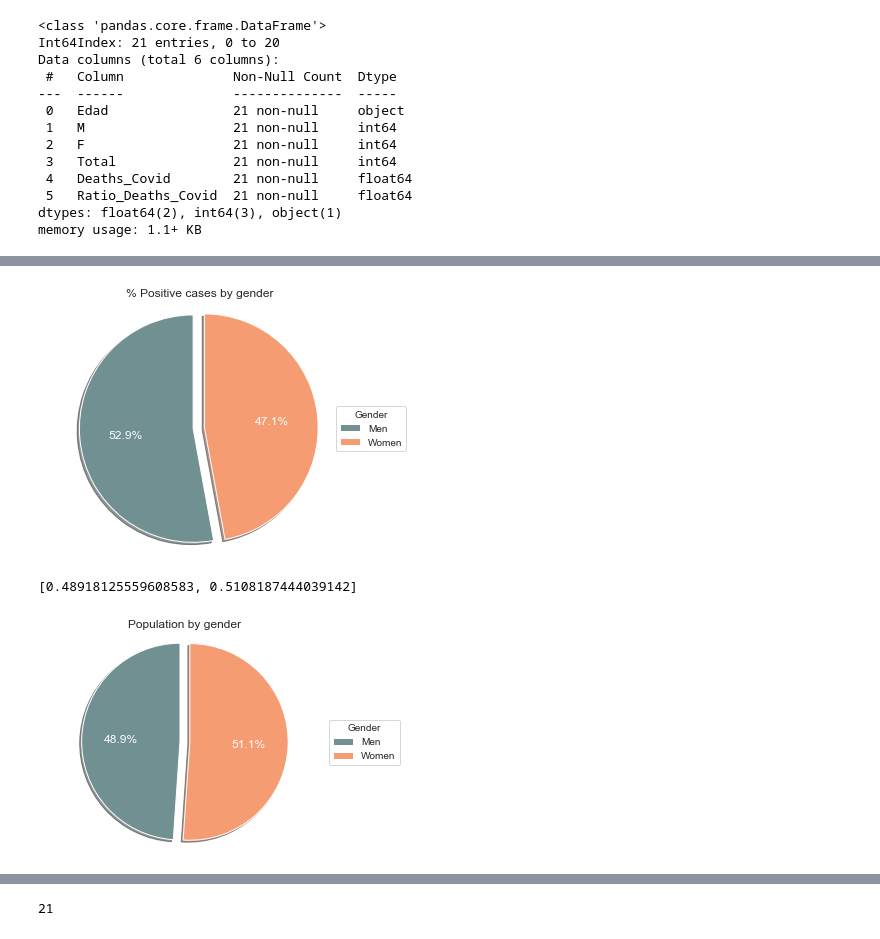
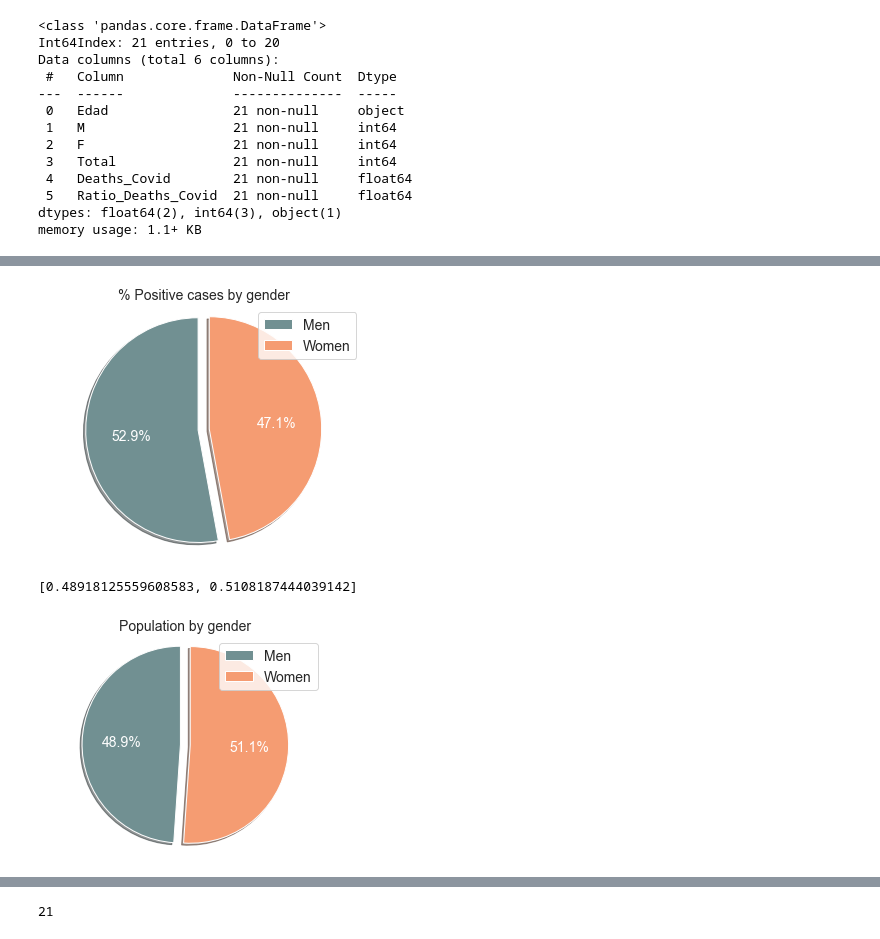
Before and after one commit to epg3/COVID_19_MX, a Jupyter notebook: EDA.ipynb, the cells around one changed output, grey strips where cells are left out. Drawn from its saved outputs; the diff is of its cells as text; code cells hidden in the pictures.

```diff
--- a/EDA.ipynb
+++ b/EDA.ipynb
@@ -230,6 +238,6 @@ df_population['Num'] = df_population['Num'].astype(int)
 # %%
 df_general['ENTIDAD'] = df_general['ENTIDAD_UM'].map(df_states.set_index('CLAVE_ENTIDAD')['ABREVIATURA'])
-df_general['ENTIDAD_NAME'] = df_general['ENTIDAD_UM'].map(df_states.set_index('CLAVE_ENTIDAD')['ENTIDAD_FEDERATIVA'])
+df_general['ENTIDAD_NAME'] = df_general['ENTIDAD_UM'].map(df_population.set_index('Num')['Entidad'])
 df_general['SECTOR'] = df_general['SECTOR'].map(df_sector.set_index('CLAVE')['DESCRIPCIÓN'])
 # %%
 df_general['TIPO_PACIENTE'] = df_general['TIPO_PACIENTE'].map(df_paciente.set_index('CLAVE')['DESCRIPCIÓN'])
@@ -313,6 +321,11 @@ The column specifies whether the patient is alive or dead.
 # %%
 df_general['FECHA_INGRESO_SEMANAL'] = df_general['FECHA_INGRESO'].dt.dayofweek
 df_general['WEEKEND'] = df_general['FECHA_INGRESO_SEMANAL'].apply(lambda x: 1 if (x>4) else 0)
+# %%
+df_general['FECHA_SINTOMAS_SEMANAL'] = df_general['FECHA_SINTOMAS'].dt.dayofweek
+df_general['WEEKEND_FECHA_SINTOMAS'] = df_general['FECHA_SINTOMAS_SEMANAL'].apply(lambda x: 1 if (x>3) else 0)
+# %%
+df_general['MISMO_DIA_ING_SIM'] = df_general['FECHA_INGRESO'] >  df_general['FECHA_SINTOMAS']
 # %%
 df_general.head()
 # %% [output]
@@ -702,8 +701,9 @@ plt.savefig('images/' + title_chart + '.png')
 ###  Summary of Confimed/Deaths
 # %%
 df_positive = df_general[ df_general['RESULTADO'] == 1]
-df_positive = df_positive[['FECHA_ACTUALIZACION','FECHA_INGRESO', 'FECHA_DEF',
-                           'RESULTADO', 'DEF', 'DIAS_SINT_ING', 'SEXO', 'EDAD']]
+df_positive = df_positive[['FECHA_ACTUALIZACION','FECHA_INGRESO', 'FECHA_DEF', 'FECHA_SINTOMAS',
+                           'RESULTADO', 'DEF', 'DIAS_SINT_ING', 'SEXO', 'EDAD', 'FECHA_INGRESO_SEMANAL',
+                           'WEEKEND', 'FECHA_SINTOMAS_SEMANAL','WEEKEND_FECHA_SINTOMAS', 'MISMO_DIA_ING_SIM']]
 # %%
 df_positive.rename({'EDAD': "Age"}, axis=1, inplace=True)
 # %%
@@ -937,28 +930,31 @@ gender_vals
 # %%
 title_chart = '% Positive cases by gender'
 labels ='Men', 'Women',
 sizes = gender_vals
 cs = ['#719092', '#F59C72']
 #cs = ['#02383c', '#ed5107']
 explode = (0, 0.1)  # only "explode" the 2nd slice (i.e. 'Hogs')
 
 fig, ax = plt.subplots(figsize=(5, 4))
 
 wedges, texts, autotexts =  ax.pie(sizes, colors= cs, explode=explode, labels=labels, autopct='%1.1f%%',
-                                   shadow=True, startangle=90, textprops={'fontsize': 12, 'color':"w"})
+                                   shadow=True, startangle=90, textprops={'fontsize': 14, 'color':"w"})
 
-ax.set_title(title_chart, fontsize = 12)
+ax.set_title(title_chart, fontsize = 14)
 ax.legend(wedges, labels,
           title="Gender",
           loc="center left",
           bbox_to_anchor=(1, 0, 0.5, 1))
 
+ax.legend(prop={'size': 14})
+ax.tick_params(labelsize=14)
+
 ax.axis('equal')  # Equal aspect ratio ensures that pie is drawn as a circle.
 plt.tight_layout()
 plt.savefig('images/' + title_chart + '.png')
 plt.show()
 # %% [output]
-[figure, old version]
+[figure, new version]
 # %%
 # Percentage population by gender
 pop_gender_nor_list = list()
@@ -977,20 +973,23 @@ explode = (0, 0.1)  # only "explode" the 2nd slice (i.e. 'Hogs')
 fig, ax = plt.subplots(figsize=(5, 4))
 
 wedges, texts, autotexts =  ax.pie(sizes, colors= cs, explode=explode, labels=labels, autopct='%1.1f%%',
-                                   shadow=True, startangle=90, textprops={'fontsize': 12, 'color':"w"})
+                                   shadow=True, startangle=90, textprops={'fontsize': 14, 'color':"w"})
 
-ax.set_title(title_chart, fontsize = 12)
+ax.set_title(title_chart, fontsize = 14)
 ax.legend(wedges, labels,
           title="Gender",
           loc="center left",
           bbox_to_anchor=(1, 0, 0.5, 1))
 
 ax.axis('equal')  # Equal aspect ratio ensures that pie is drawn as a circle.
+ax.legend(prop={'size': 14})
+ax.tick_params(labelsize=14)
+
 
 plt.savefig('images/' + title_chart + '.png')
 plt.show()
 # %% [output]
-[figure, old version]
+[figure, new version]
 # %%
 pop_gender_list = list()
 pop_gender_list.append(df_gender_pop.M.sum())
```
Also changed, not shown: parts of 76 cells of this notebook.
